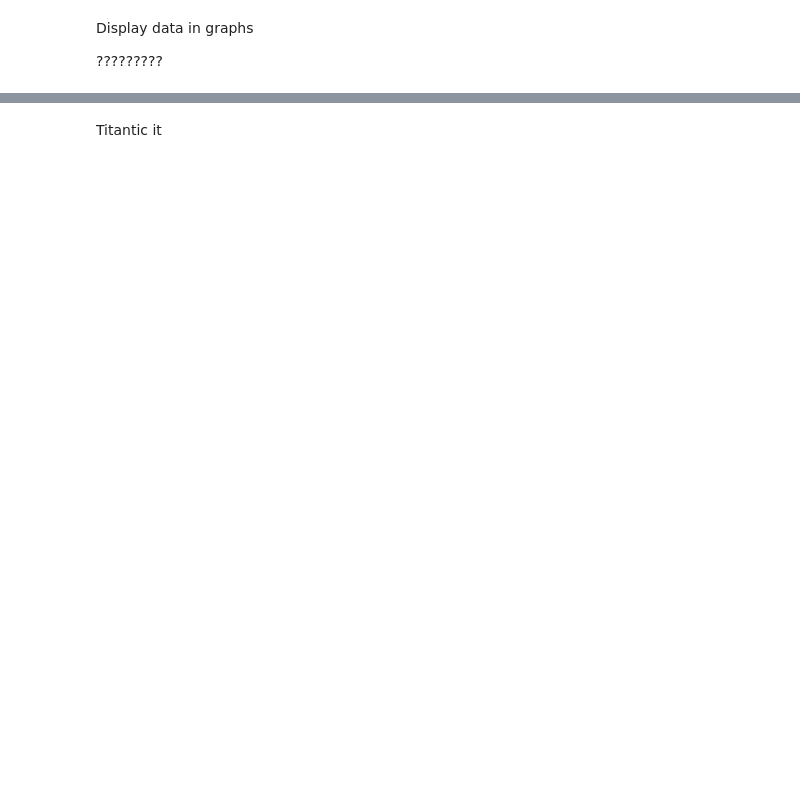
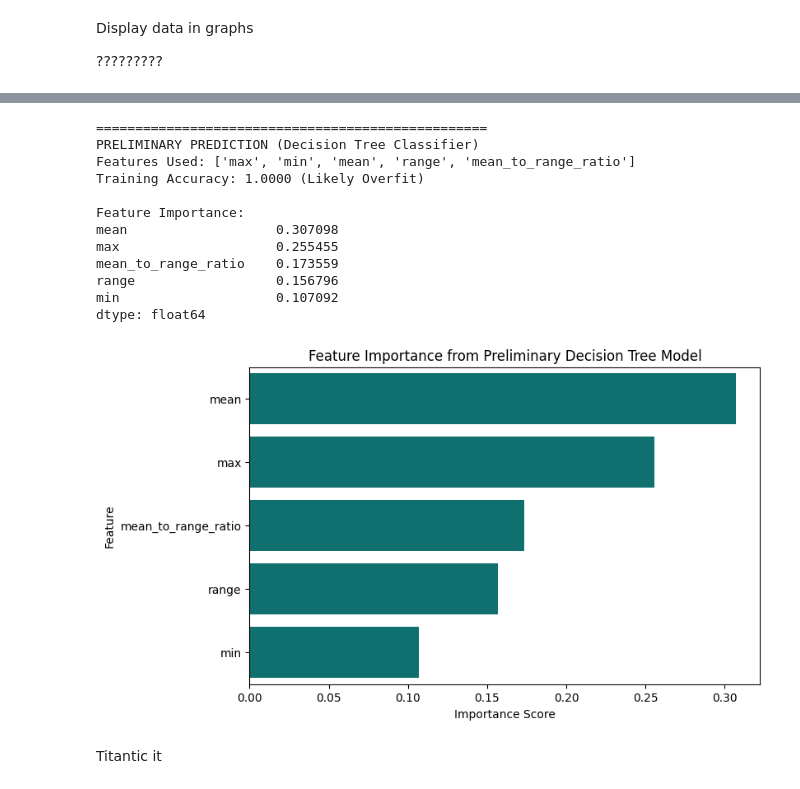
Before and after one commit to SShar195/CSE572GroupProject, a Jupyter notebook: group-project.ipynb, the cells around one changed output, grey strips where cells are left out. Saved outputs shown, nothing was run; the diff lists cells and outputs as text; code cells hidden in the pictures; blank space fills up the shorter version.

```diff
--- a/group-project.ipynb
+++ b/group-project.ipynb
@@ -167,0 +250,18 @@ grid.map(plt.scatter, 'timestamp', 'min', alpha=.5, color='red', s=10)
+# %%
+# ====================================================================
+# --- 2) Strip Out Useless Info ---
+# ====================================================================
+
+# Based on a typical sensor dataset and your known requirements ('max', 'min', 'mean', 'activity'/'type'),
+# and the observation that 'person'/'name' is inconsistent, we can define the required columns.
+
+# Columns to keep for modeling/analysis (including the new features)
+KEEP_COLUMNS = ['max', 'min', 'mean', 'range', 'mean_to_range_ratio', 'activity', 'name']
+
+# Apply the filter to keep only the necessary columns
+train_processed = train[KEEP_COLUMNS].copy()
+# test_processed = test[KEEP_COLUMNS].copy() # Apply to test set
+
+print("\n" + "="*50)
+print("DATA CLEANUP COMPLETE - Remaining columns:")
+print(train_processed.info())
@@ -172,2 +322,55 @@ Display data in graphs
+# %%
+# ====================================================================
+# --- 4) Preliminary Prediction (Classification) ---
+# ====================================================================
+
+# Goal: Predict 'activity' using the numerical features.
+
+# Prepare the data for a simple model
+X = train_processed.drop(['activity', 'name'], axis=1) # Features (numerical)
+y = train_processed['activity'] # Target (categorical)
+
+# For the preliminary prediction, we'll use a simple classifier: Decision Tree (good for quick insight)
+dt_model = DecisionTreeClassifier(random_state=42)
+
+# Perform a quick in-sample training (no cross-validation for speed)
+# Note: For a real prediction, you'd use the separate 'test' set you created earlier.
+dt_model.fit(X, y)
+
+# Evaluate the model on the training data (a rough estimate of performance)
+train_accuracy = dt_model.score(X, y)
+
+print("\n" + "="*50)
+print("PRELIMINARY PREDICTION (Decision Tree Classifier)")
+print(f"Features Used: {list(X.columns)}")
+print(f"Training Accuracy: {train_accuracy:.4f} (Likely Overfit)")
+
+# Feature Importance Check (to see which features the model uses most)
+feature_importances = pd.Series(dt_model.feature_importances_, index=X.columns).sort_values(ascending=False)
+
+print("\nFeature Importance:")
+print(feature_importances)
+
+# Optional: Visualize Feature Importance
+plt.figure(figsize=(8, 5))
+sns.barplot(x=feature_importances.values, y=feature_importances.index, color='teal')
+plt.title('Feature Importance from Preliminary Decision Tree Model')
+plt.xlabel('Importance Score')
+plt.ylabel('Feature')
+plt.show()
+# %% [output]
+==================================================
+PRELIMINARY PREDICTION (Decision Tree Classifier)
+Features Used: ['max', 'min', 'mean', 'range', 'mean_to_range_ratio']
+Training Accuracy: 1.0000 (Likely Overfit)
+
+Feature Importance:
+mean                   0.307098
+max                    0.255455
+mean_to_range_ratio    0.173559
+range                  0.156796
+min                    0.107092
+dtype: float64
+[figure, added]
 # %% [markdown]
 Titantic it
```
Also changed, not shown: parts of 23 cells of this notebook.
